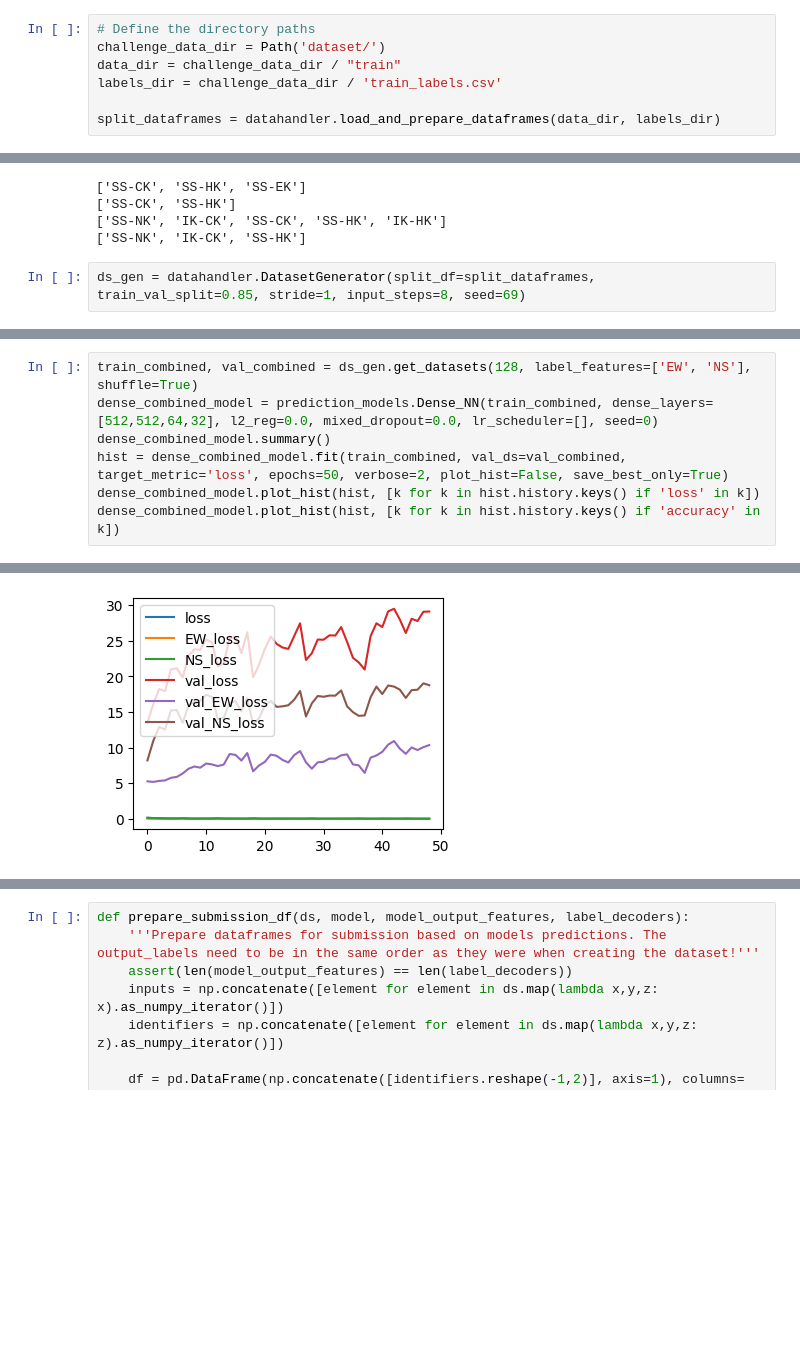
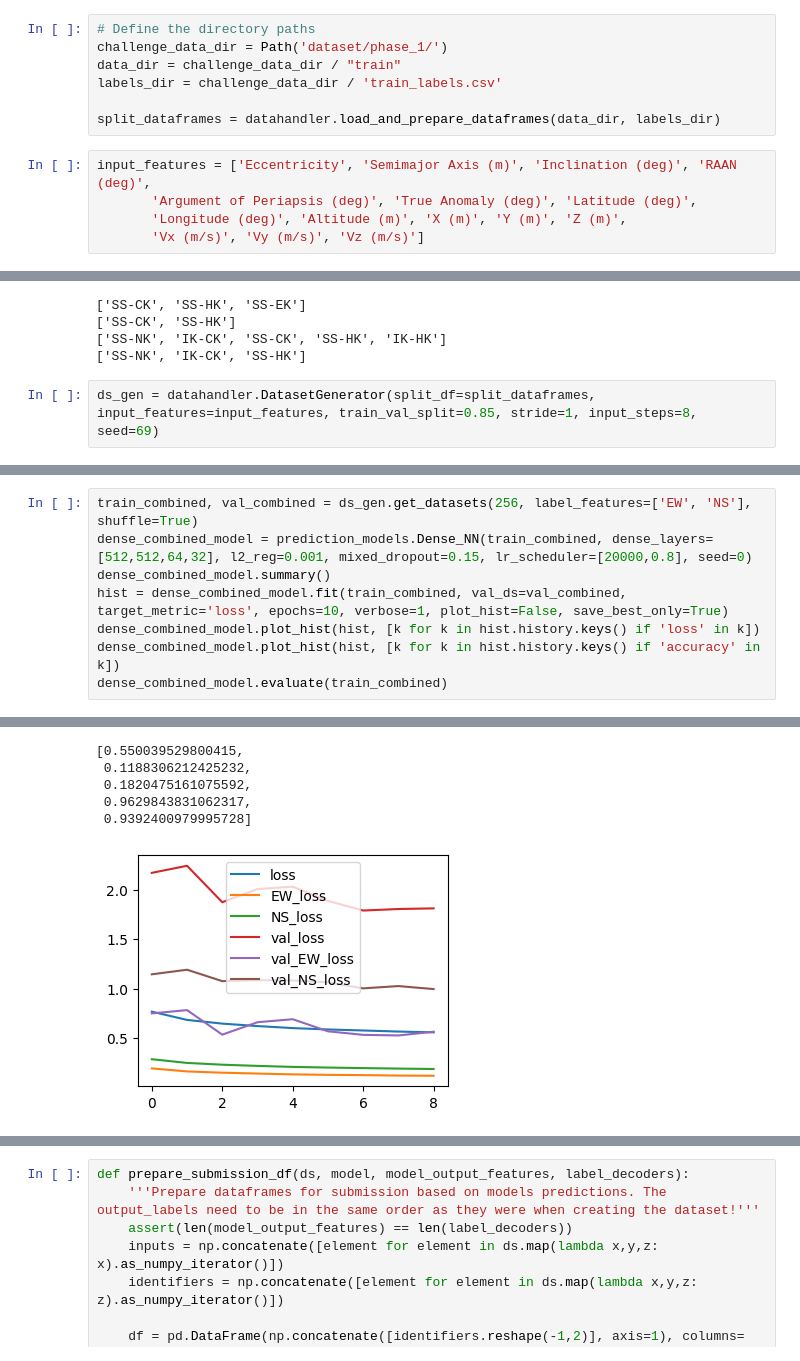
Before and after one commit to DavidBaldsiefen/splid-challenge, a Jupyter notebook: base_nb.ipynb, the cells around one changed output, grey strips where cells are left out. Cells and saved outputs as stored; diff of their text form; blank space fills up the shorter version.

Commit message:
Adapt for new dataset

```diff
--- a/base_nb.ipynb
+++ b/base_nb.ipynb
@@ -13,11 +13,16 @@ WARNING:tensorflow:From c:\Users\David\anaconda3\envs\splid\lib\site-packages\ke
 from base import utils, datahandler, prediction_models, evaluation
 # %%
 # Define the directory paths
-challenge_data_dir = Path('dataset/')
+challenge_data_dir = Path('dataset/phase_1/')
 data_dir = challenge_data_dir / "train"
 labels_dir = challenge_data_dir / 'train_labels.csv'
 
 split_dataframes = datahandler.load_and_prepare_dataframes(data_dir, labels_dir)
+# %%
+input_features = ['Eccentricity', 'Semimajor Axis (m)', 'Inclination (deg)', 'RAAN (deg)',
+       'Argument of Periapsis (deg)', 'True Anomaly (deg)', 'Latitude (deg)',
+       'Longitude (deg)', 'Altitude (m)', 'X (m)', 'Y (m)', 'Z (m)',
+       'Vx (m/s)', 'Vy (m/s)', 'Vz (m/s)']
 # %%
 # get all labels in the dataframes
 keys_list = list(split_dataframes.keys())
@@ -49,5 +54,5 @@ print(val_labels_NS)
 ['SS-NK', 'IK-CK', 'SS-CK', 'SS-HK', 'IK-HK']
 ['SS-NK', 'IK-CK', 'SS-HK']
 # %%
-ds_gen = datahandler.DatasetGenerator(split_df=split_dataframes, train_val_split=0.85, stride=1, input_steps=8, seed=69)
+ds_gen = datahandler.DatasetGenerator(split_df=split_dataframes, input_features=input_features, train_val_split=0.85, stride=1, input_steps=8, seed=69)
 # %% [output]
@@ -84,8 +89,9 @@ NS results:
 # %%
-train_combined, val_combined = ds_gen.get_datasets(128, label_features=['EW', 'NS'], shuffle=True)
-dense_combined_model = prediction_models.Dense_NN(train_combined, dense_layers=[512,512,64,32], l2_reg=0.0, mixed_dropout=0.0, lr_scheduler=[], seed=0)
+train_combined, val_combined = ds_gen.get_datasets(256, label_features=['EW', 'NS'], shuffle=True)
+dense_combined_model = prediction_models.Dense_NN(train_combined, dense_layers=[512,512,64,32], l2_reg=0.001, mixed_dropout=0.15, lr_scheduler=[20000,0.8], seed=0)
 dense_combined_model.summary()
-hist = dense_combined_model.fit(train_combined, val_ds=val_combined, target_metric='loss', epochs=50, verbose=2, plot_hist=False, save_best_only=True)
+hist = dense_combined_model.fit(train_combined, val_ds=val_combined, target_metric='loss', epochs=10, verbose=1, plot_hist=False, save_best_only=True)
 dense_combined_model.plot_hist(hist, [k for k in hist.history.keys() if 'loss' in k])
 dense_combined_model.plot_hist(hist, [k for k in hist.history.keys() if 'accuracy' in k])
+dense_combined_model.evaluate(train_combined)
 # %% [output]
@@ -109 +116,6 @@ Finished training after 50 epochs.Lowest loss: 0.006451  (epoch 49)
+[0.550039529800415,
+ 0.1188306212425232,
+ 0.1820475161075592,
+ 0.9629843831062317,
+ 0.9392400979995728]
-[figure, old version]
+[figure, new version]
```
Also changed, not shown: parts of 9 cells of this notebook, 2 other files.
